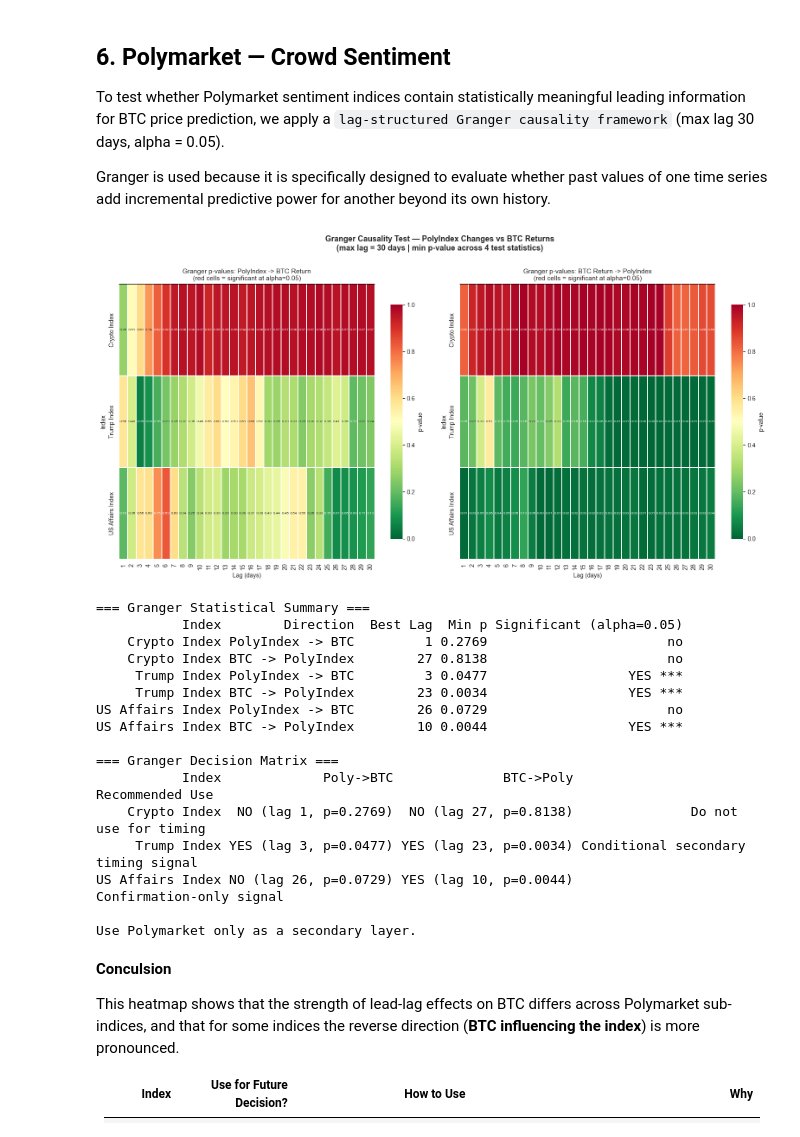
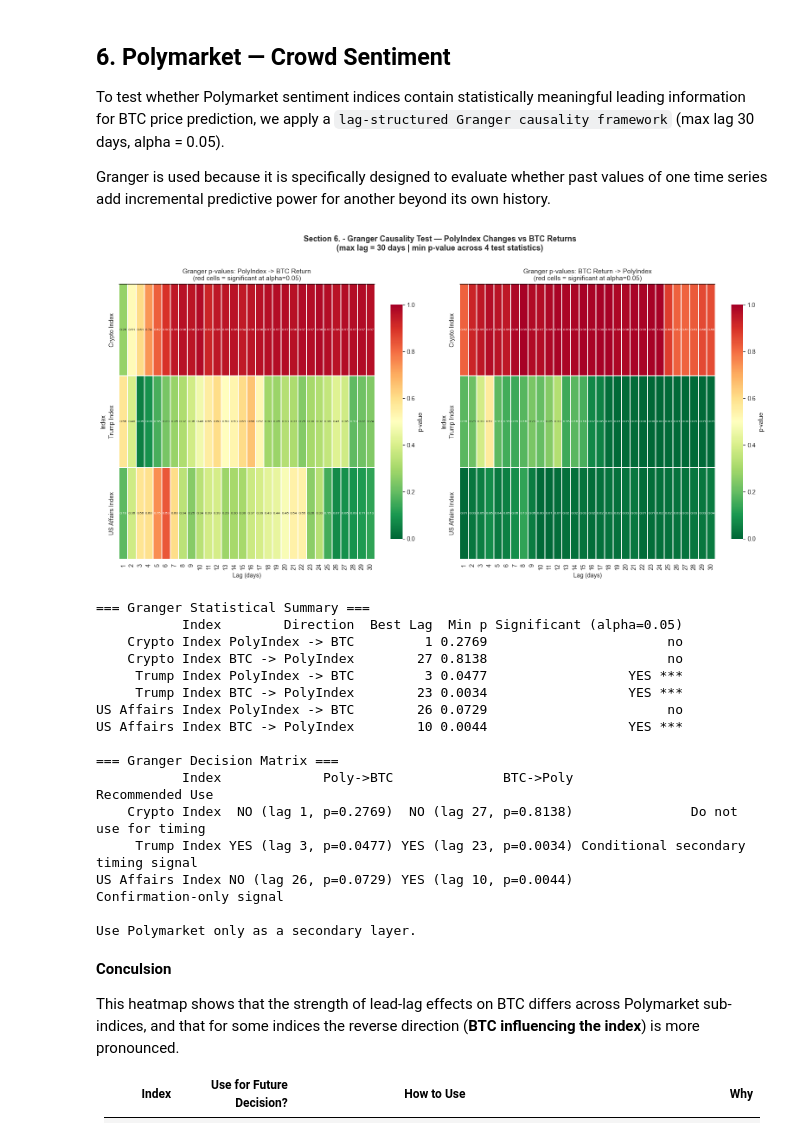
Before and after one commit to xlegend1024/GT-MSA-Spring-2026-Team-09, a Jupyter notebook: eda/EDA_Executive.ipynb, the cells around one changed output. Cells and saved outputs as stored; diff of their text form; code cells hidden in the pictures.

```diff
--- a/eda/EDA_Executive.ipynb
+++ b/eda/EDA_Executive.ipynb
@@ -610,7 +649,7 @@ for ax, key, direction in zip(
     ax.set_ylabel("Index")
 
 plt.suptitle(
-    "Granger Causality Test — PolyIndex Changes vs BTC Returns\n"
+    "Section 6. - Granger Causality Test — PolyIndex Changes vs BTC Returns\n"
     "(max lag = 30 days | min p-value across 4 test statistics)",
     fontsize=13,
     fontweight="bold",
@@ -639,34 +678,34 @@ sig_col = next((col for col in sig_col_candidates if col in summary_df.columns),
 if sig_col is None:
     raise KeyError(
         f"Significant column not found. Available columns: {list(summary_df.columns)}"
     )
 
 summary_df["Significant"] = summary_df[sig_col].astype(str).str.contains("YES")
 stat_view = summary_df[["Index", "Direction_norm", "Best Lag", "Min p", sig_col]].copy()
 stat_view = stat_view.rename(columns={"Direction_norm": "Direction", sig_col: f"Significant (alpha={ALPHA})"})
 
 decision_rows = []
 for index_name in ["Crypto Index", "Trump Index", "US Affairs Index"]:
     p2b_sig = _direction_flag(index_name, "PolyIndex -> BTC")
     b2p_sig = _direction_flag(index_name, "BTC -> PolyIndex")
     decision_rows.append(
         {
             "Index": index_name,
             "Poly->BTC": f"{'YES' if p2b_sig else 'NO'} (lag {_best_lag(index_name, 'PolyIndex -> BTC')}, p={_min_p(index_name, 'PolyIndex -> BTC'):.4f})",
             "BTC->Poly": f"{'YES' if b2p_sig else 'NO'} (lag {_best_lag(index_name, 'BTC -> PolyIndex')}, p={_min_p(index_name, 'BTC -> PolyIndex'):.4f})",
             "Recommended Use": _usage_label(p2b_sig, b2p_sig),
         }
     )
 
 decision_view = pd.DataFrame(decision_rows)
 
 print("\n=== Granger Statistical Summary ===")
 print(stat_view.to_string(index=False))
 print("\n=== Granger Decision Matrix ===")
 print(decision_view.to_string(index=False))
 print("\nUse Polymarket only as a secondary layer.")
 # %% [output]
-[figure, old version]
+[figure, new version]
 === Granger Statistical Summary ===
            Index        Direction  Best Lag  Min p Significant (alpha=0.05)
     Crypto Index PolyIndex -> BTC         1 0.2769                       no
```
Also changed, not shown: parts of 6 cells of this notebook.
